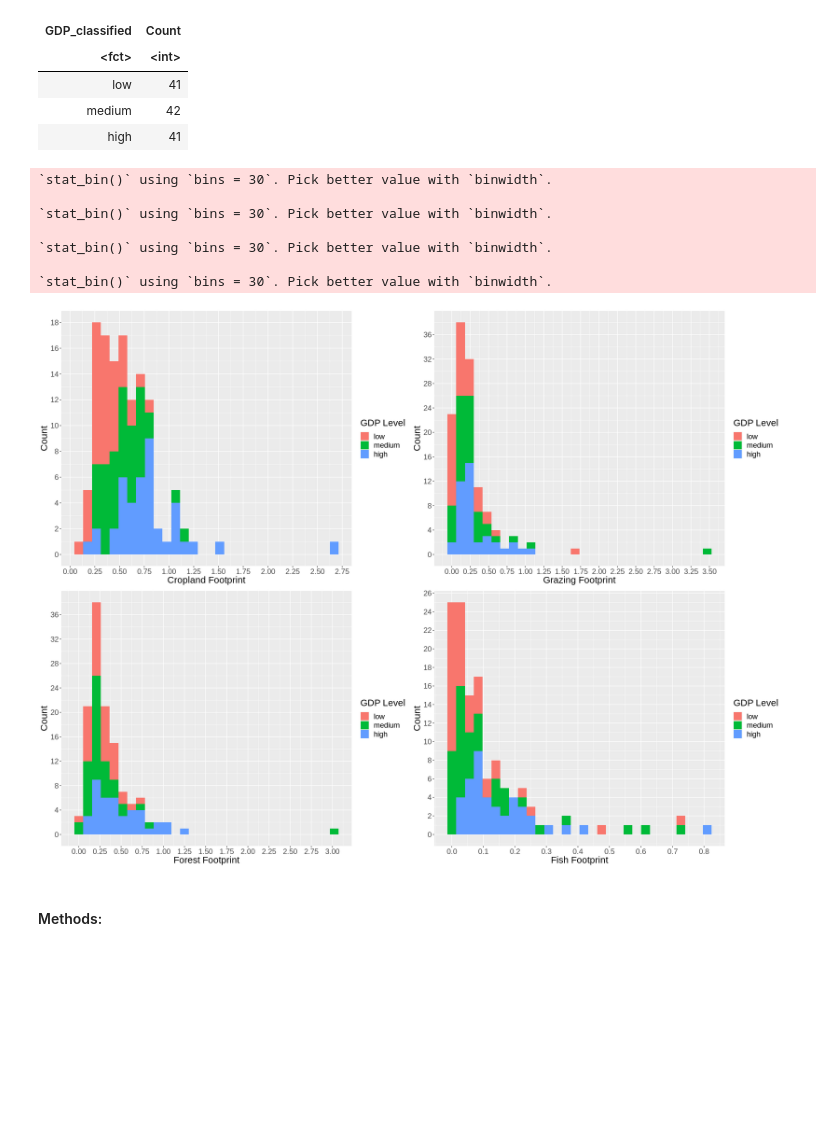
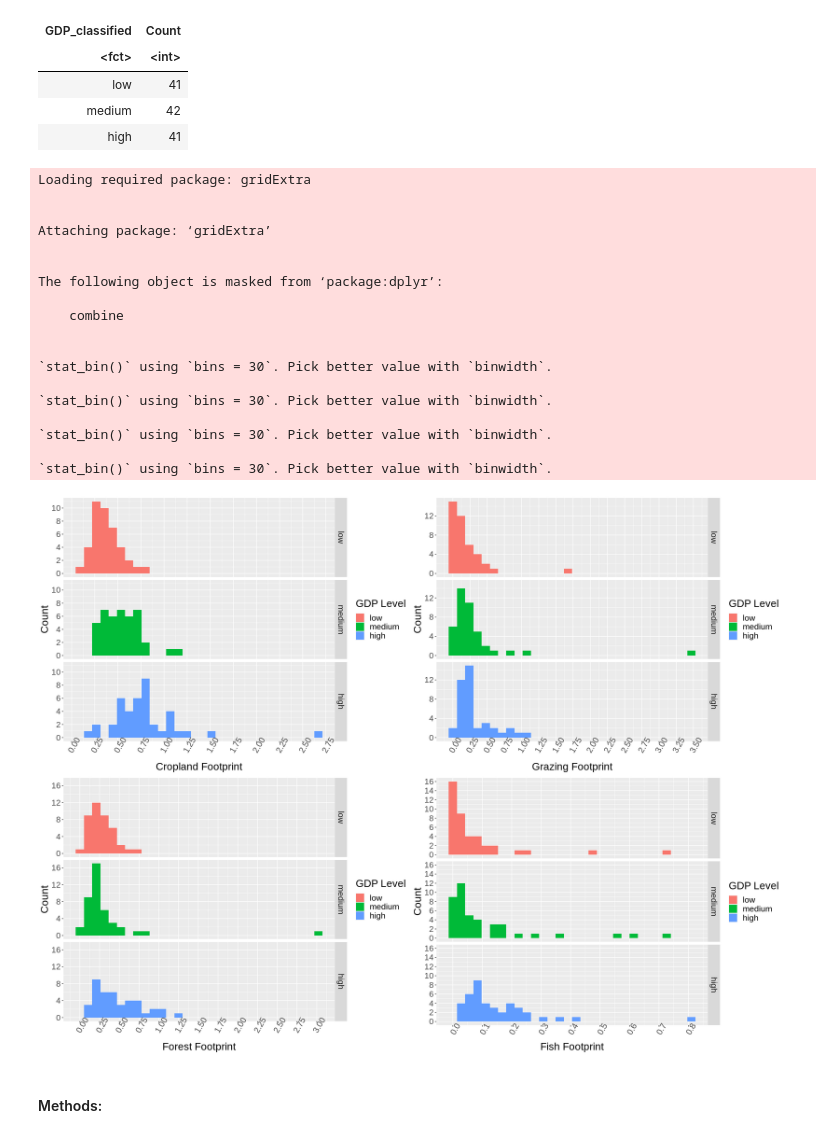
Before and after one commit to tsabkuro/EcoFoot, a Jupyter notebook: main.ipynb, the cells around one changed output. Saved outputs shown, nothing was run; the diff lists cells and outputs as text; code cells hidden in the pictures; blank space fills up the shorter version.

Commit message:
Split graphs with facet-grid

```diff
--- a/main.ipynb
+++ b/main.ipynb
@@ -162,42 +180,57 @@ options(repr.plot.height = 15, repr.plot.width = 20)
 crop_visualization <- ggplot(countries_train, aes(x = cropland_footprint, fill = GDP_classified)) +
         geom_histogram() +
         labs(x = "Cropland Footprint", y = "Count", fill = "GDP Level") +
-        theme(text = element_text(size = 18)) +
+        theme(text = element_text(size = 20), axis.text.x = element_text(angle = 60)) +
         scale_x_continuous(breaks = seq(0, 3, by = 0.25)) +
-        scale_y_continuous(breaks = seq(0, 20, by = 2))
+        scale_y_continuous(breaks = seq(0, 20, by = 2)) +
+        facet_grid(GDP_classified~.)
 
 grazing_visualization <- ggplot(countries_train, aes(x = grazing_footprint, fill = GDP_classified)) +
         geom_histogram() +
         labs(x = "Grazing Footprint", y = "Count", fill = "GDP Level") +
-        theme(text = element_text(size = 18)) +
+        theme(text = element_text(size = 20), axis.text.x = element_text(angle = 60)) +
         scale_x_continuous(breaks = seq(0, 5, by = 0.25)) +
-        scale_y_continuous(breaks = seq(0, 40, by = 4))
+        scale_y_continuous(breaks = seq(0, 40, by = 4)) +
+        facet_grid(GDP_classified~.)
 
 forest_visualization <- ggplot(countries_train, aes(x = forest_footprint, fill = GDP_classified)) +
         geom_histogram() +
         labs(x = "Forest Footprint", y = "Count", fill = "GDP Level") +
-        theme(text = element_text(size = 18)) +
+        theme(text = element_text(size = 20), axis.text.x = element_text(angle = 60)) +
         scale_x_continuous(breaks = seq(0, 3, by = 0.25)) +
-        scale_y_continuous(breaks = seq(0, 40, by = 4))
+        scale_y_continuous(breaks = seq(0, 40, by = 4)) +
+        facet_grid(GDP_classified~.)
 
 fish_visualization <- ggplot(countries_train, aes(x = fish_footprint, fill = GDP_classified)) +
         geom_histogram() +
         labs(x = "Fish Footprint", y = "Count", fill = "GDP Level") +
-        theme(text = element_text(size = 18)) +
+        theme(text = element_text(size = 20), axis.text.x = element_text(angle = 60)) +
         scale_x_continuous(breaks = seq(0, 1, by = 0.1)) +
-        scale_y_continuous(breaks = seq(0, 30, by = 2))
+        scale_y_continuous(breaks = seq(0, 30, by = 2)) +
+        facet_grid(GDP_classified~.)
 
 #arranging our visualizations of each predictor variable into a grid for easy comparison
 grid.arrange(crop_visualization, grazing_visualization, forest_visualization, fish_visualization)
 # %% [output]
+Loading required package: gridExtra
+
+
+Attaching package: ‘gridExtra’
+
+
+The following object is masked from ‘package:dplyr’:
+
+    combine
+
+
 `stat_bin()` using `bins = 30`. Pick better value with `binwidth`.
 
 `stat_bin()` using `bins = 30`. Pick better value with `binwidth`.
 
 `stat_bin()` using `bins = 30`. Pick better value with `binwidth`.
 
 `stat_bin()` using `bins = 30`. Pick better value with `binwidth`.
-[figure, old version]
+[figure, new version]
 # %% [markdown]
 <h4>Methods:
 # %% [markdown]
```
Also changed, not shown: parts of 1 cell of this notebook.
